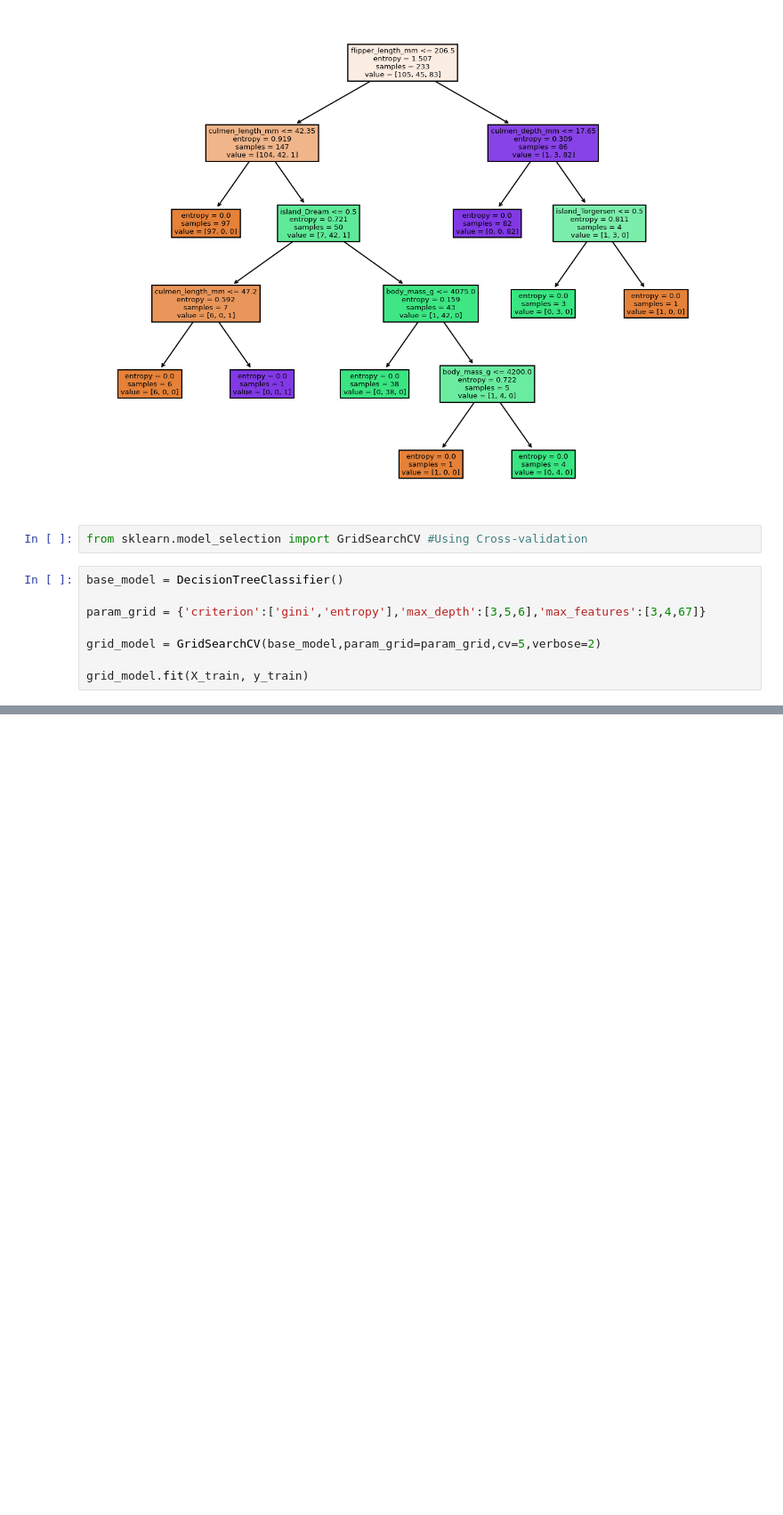
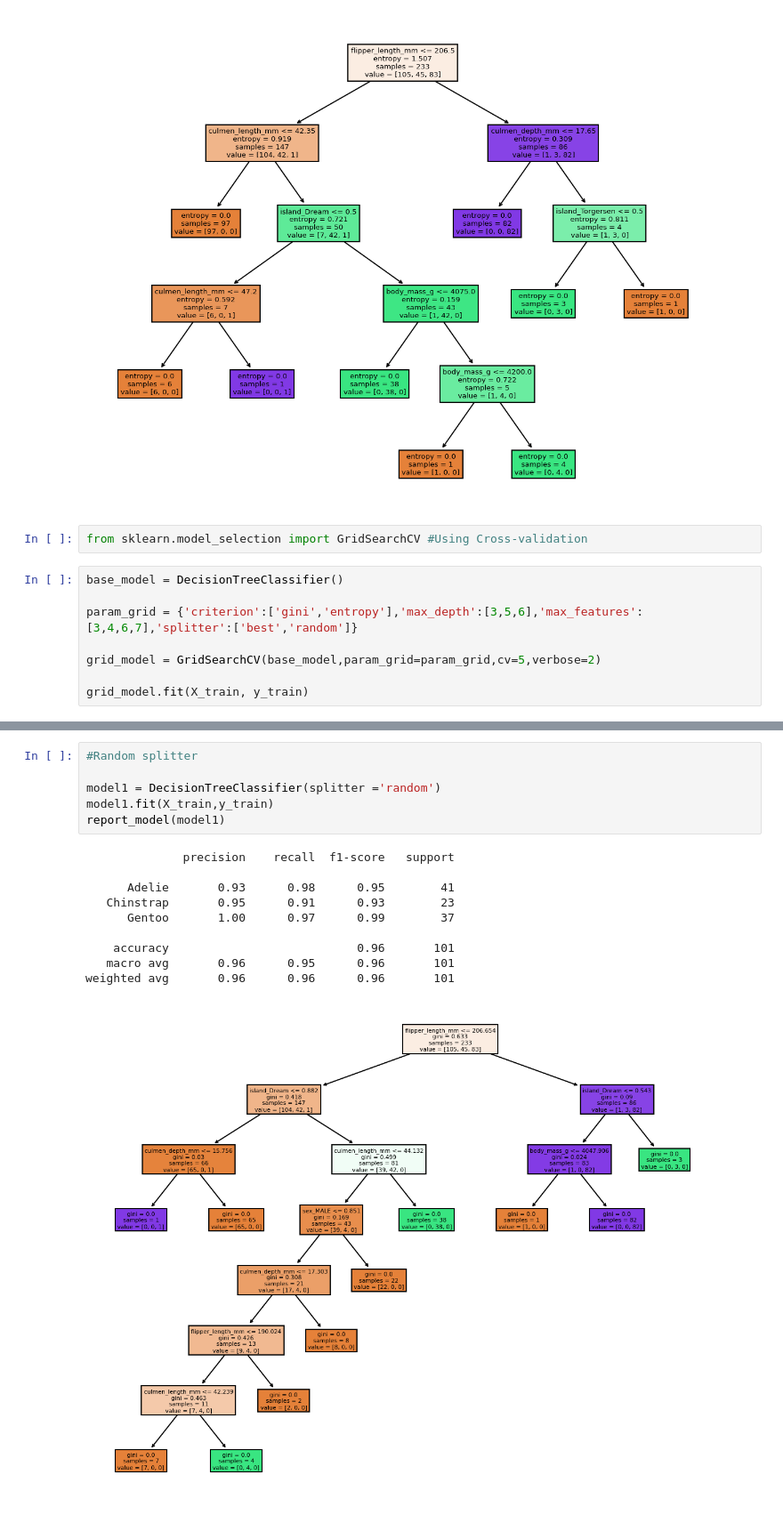
Before and after one commit to sreekanthmutthoju/ML_Live_Class, a Jupyter notebook: Decision_Trees/Peguin_Decision_Tree.ipynb, the cells around one changed output, grey strips where cells are left out. Shown at 89% size. Cells and saved outputs as stored; diff of their text form; blank space fills up the shorter version.

```diff
--- a/Decision_Trees/Peguin_Decision_Tree.ipynb
+++ b/Decision_Trees/Peguin_Decision_Tree.ipynb
@@ -375,7 +375,7 @@ from sklearn.model_selection import GridSearchCV #Using Cross-validation
 # %%
 base_model = DecisionTreeClassifier()
 
-param_grid = {'criterion':['gini','entropy'],'max_depth':[3,5,6],'max_features':[3,4,67]}
+param_grid = {'criterion':['gini','entropy'],'max_depth':[3,5,6],'max_features':[3,4,6,7],'splitter':['best','random']}
 
 grid_model = GridSearchCV(base_model,param_grid=param_grid,cv=5,verbose=2)
 
@@ -441,2 +422,19 @@ weighted avg       0.94      0.93      0.93       101
 AttributeError: 'GridSearchCV' object has no attribute 'tree_'
 [figure]
+# %%
+#Random splitter
+
+model1 = DecisionTreeClassifier(splitter ='random')
+model1.fit(X_train,y_train)
+report_model(model1)
+# %% [output]
+              precision    recall  f1-score   support
+
+      Adelie       0.93      0.98      0.95        41
+   Chinstrap       0.95      0.91      0.93        23
+      Gentoo       1.00      0.97      0.99        37
+
+    accuracy                           0.96       101
+   macro avg       0.96      0.95      0.96       101
+weighted avg       0.96      0.96      0.96       101
+[figure, added]
```
Also changed, not shown: parts of 3 cells of this notebook, 5 other files.
